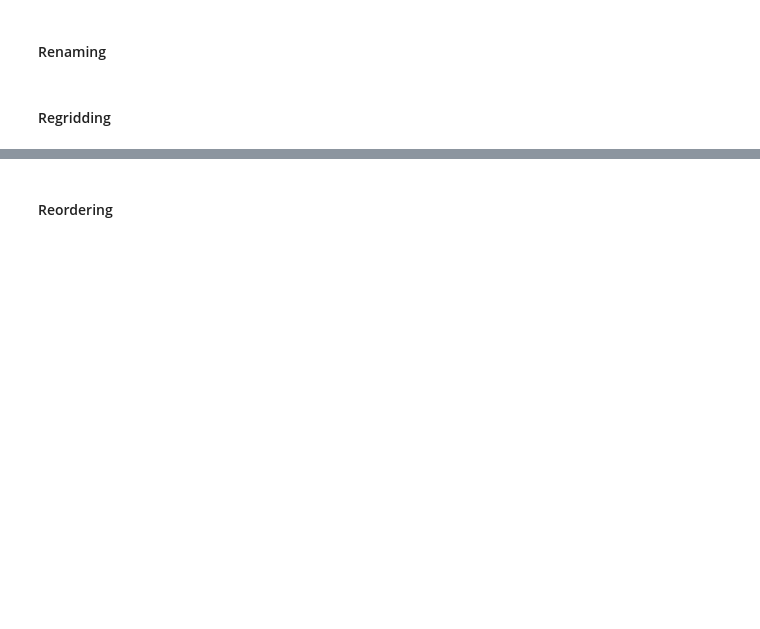
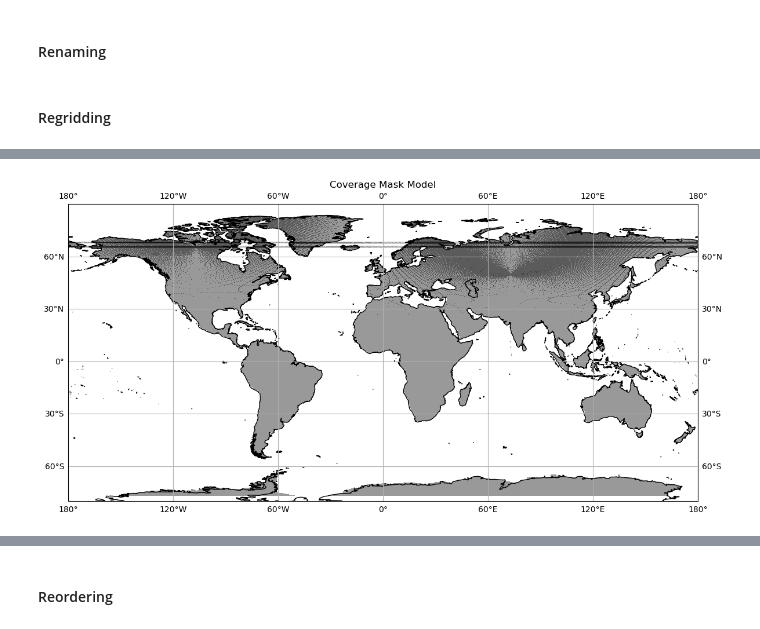
Before and after one commit to gantz-thomas-gantz/NEMOCheck, a Jupyter notebook: data/processing/processing.ipynb, the cells around one changed output, grey strips where cells are left out. Cells and saved outputs as stored; diff of their text form; code cells hidden in the pictures; blank space fills up the shorter version.

```diff
--- a/data/processing/processing.ipynb
+++ b/data/processing/processing.ipynb
@@ -319,0 +324,6 @@ model = model.assign_coords(lon=mesh['glamt'], lat=mesh['gphit'])
+# %%
+model_mask = mesh['bathy_metry'] == 0
+model = model.where(~model_mask)
+show_coverage_mask_model(model=model, mesh=mesh, var_name='sst', time_dim='month')
+# %% [output]
+[figure, added]
```
Also changed, not shown: parts of 17 cells of this notebook, 7 other files.
